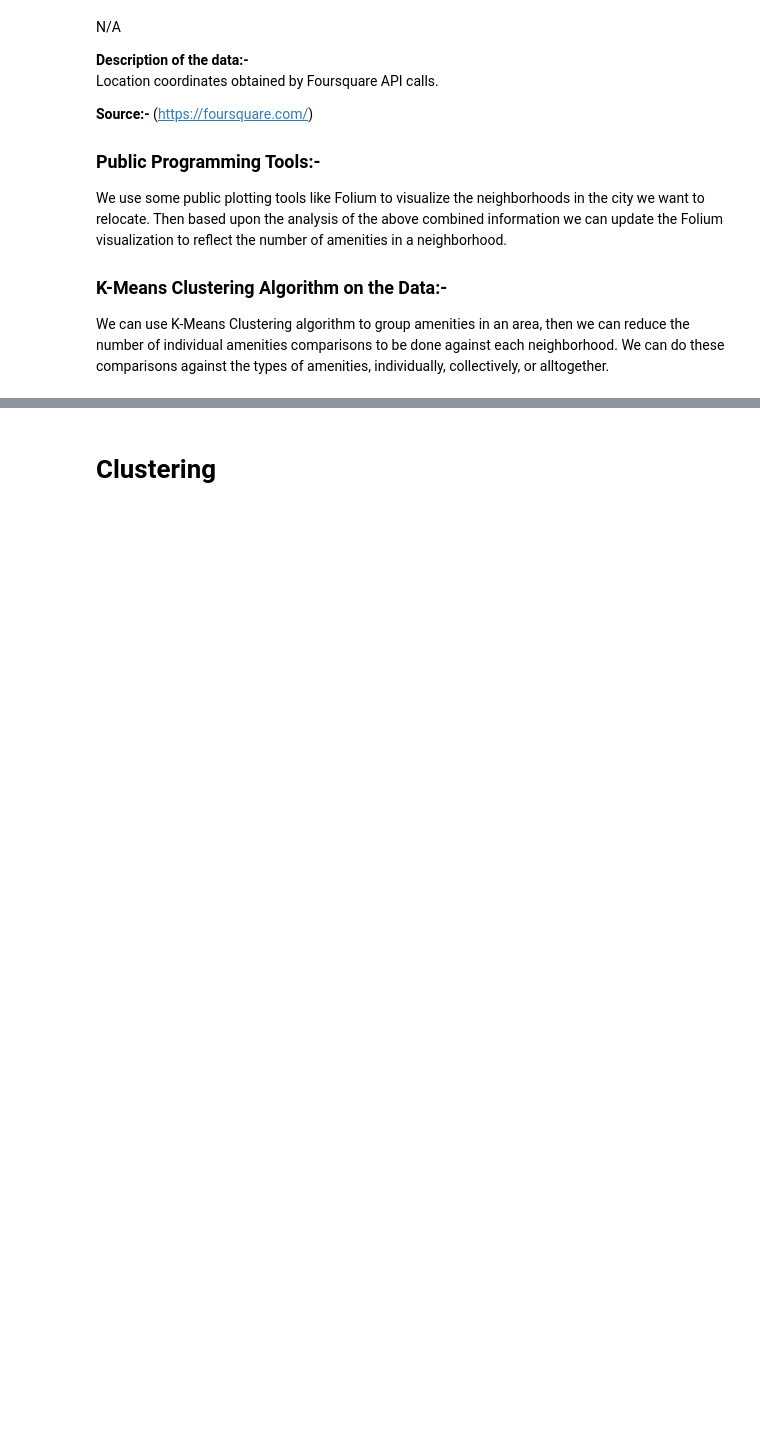
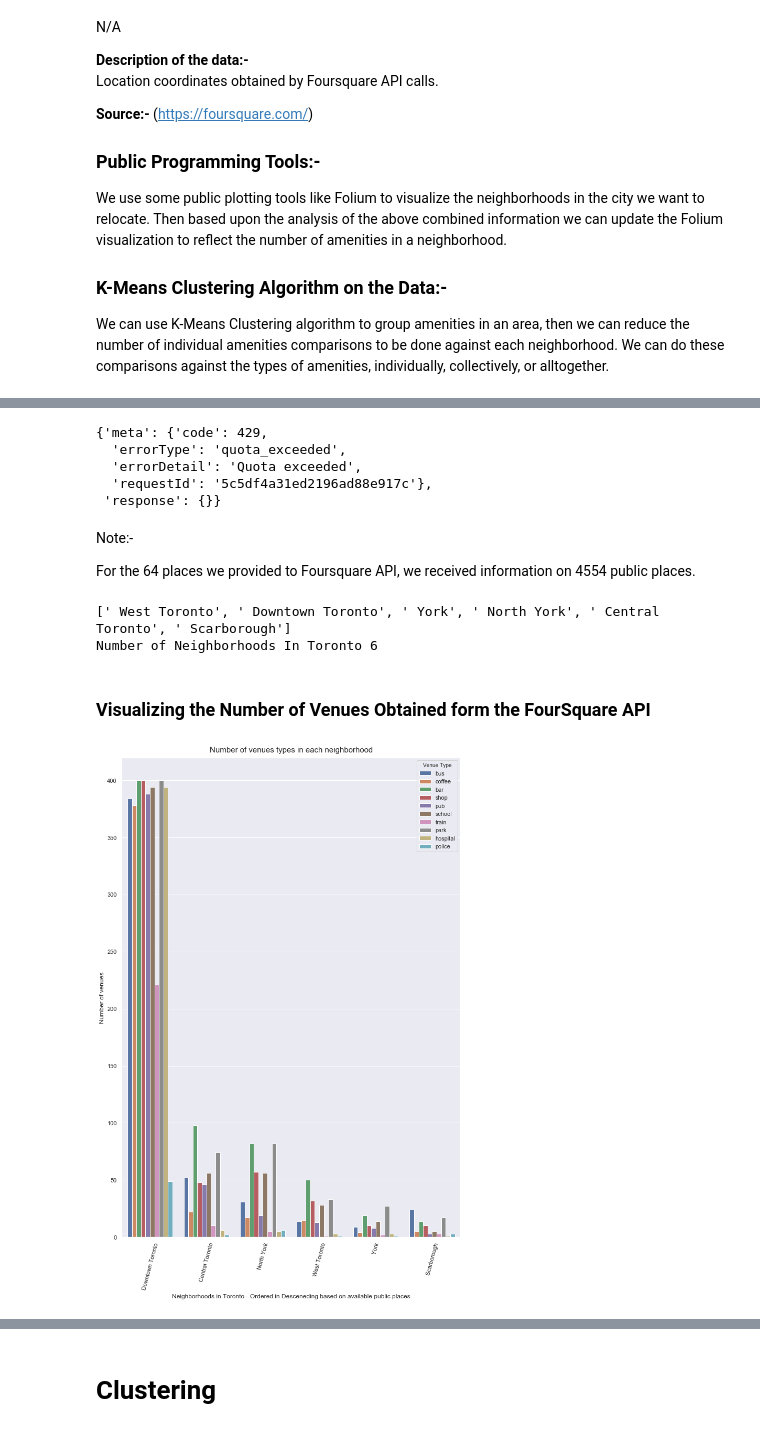
Before and after one commit to mohanprasath/course_work, a Jupyter notebook: coursera/applied_data_science_capstone/Capstone Project Code.ipynb, the cells around one changed output, grey strips where cells are left out. Cells and saved outputs as stored; diff of their text form; code cells hidden in the pictures; blank space fills up the shorter version.

```diff
--- a/coursera/applied_data_science_capstone/Capstone Project Code.ipynb
+++ b/coursera/applied_data_science_capstone/Capstone Project Code.ipynb
@@ -268,0 +307,37 @@ CLIENT_SECRET:MTTEKQHQ0KL3VXWQ5A43HD4Y3OXPWYBRULM3QS1GPRAYOM2Q
+# %%
+results
+# %% [output]
+{'meta': {'code': 429,
+  'errorType': 'quota_exceeded',
+  'errorDetail': 'Quota exceeded',
+  'requestId': '5c5df4a31ed2196ad88e917c'},
+ 'response': {}}
+# %% [markdown]
+Note:-
+
+For the 64 places we provided to Foursquare API, we received information on 4554 public places.
+# %%
+# Number of Neighborhoods In Toronto
+print(list(set(data["neighborhood"])))
+print("Number of Neighborhoods In Toronto", len(data["neighborhood"].unique()))
+# %% [output]
+[' West Toronto', ' Downtown Toronto', ' York', ' North York', ' Central Toronto', ' Scarborough']
+Number of Neighborhoods In Toronto 6
+# %% [markdown]
+### Visualizing the Number of Venues Obtained form the FourSquare API
+# %%
+data['neighborhood'] = data['neighborhood'].apply(lambda x: x.split(',')[0])
+data.rename(columns={'query': 'Venue Type'}, inplace = True)
+
+sns.set(style='darkgrid')
+plt.figure(figsize=(10,15))
+neighborhoods = data['neighborhood'].apply(lambda x: x.split(',')[0])
+sns.countplot(neighborhoods, data = data, hue = 'Venue Type', order = neighborhoods.value_counts().index)
+plt.xticks(rotation=75)
+plt.title('Number of venues types in each neighborhood', pad=10, fontsize = 15)
+plt.ylabel('Number of venues')
+plt.xlabel('Neighborhoods in Toronto - Ordered in Desceneding based on available public places')
+plt.savefig("no_of_venues.jpg")
+plt.tight_layout()
+# %% [output]
+[figure, added]
```
Also changed, not shown: parts of 36 cells of this notebook, 7 other files.
